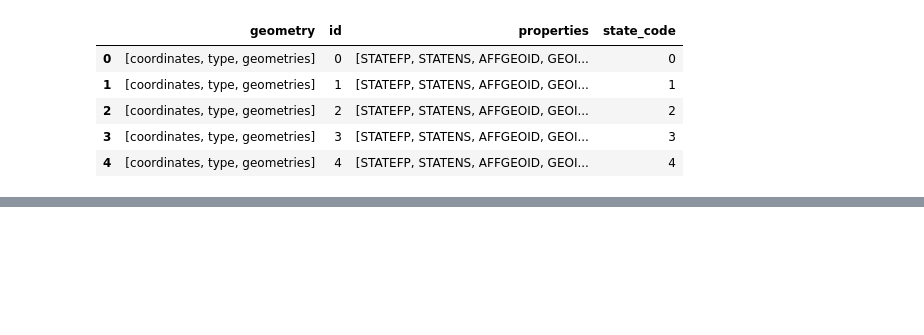
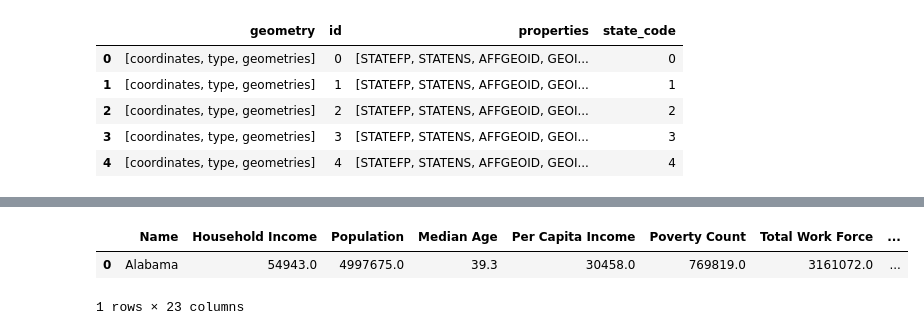
Before and after one commit to Nathanhans/Project_1, a Jupyter notebook: Nathan_Analysis/Data/census_dataframe_state.ipynb, the cells around one changed output, grey strips where cells are left out. Cells and saved outputs as stored; diff of their text form; code cells hidden in the pictures; blank space fills up the shorter version.

```diff
--- a/Nathan_Analysis/Data/census_dataframe_state.ipynb
+++ b/Nathan_Analysis/Data/census_dataframe_state.ipynb
@@ -141,0 +135,9 @@ census_pd_combined_shape.plot()
+# %%
+#geopandas df elim 2 and 15
+states = gpd.GeoDataFrame(census_pd_combined_shape)
+
+states.head(1)
+# %% [output]
+|  | Name | Household Income | Population | Median Age | Per Capita Income | Poverty Count | Total Work Force | ... |
+| 0 | Alabama | 54943.0 | 4997675.0 | 39.3 | 30458.0 | 769819.0 | 3161072.0 | ... |
+1 rows × 23 columns
```
Also changed, not shown: parts of 11 cells of this notebook.
